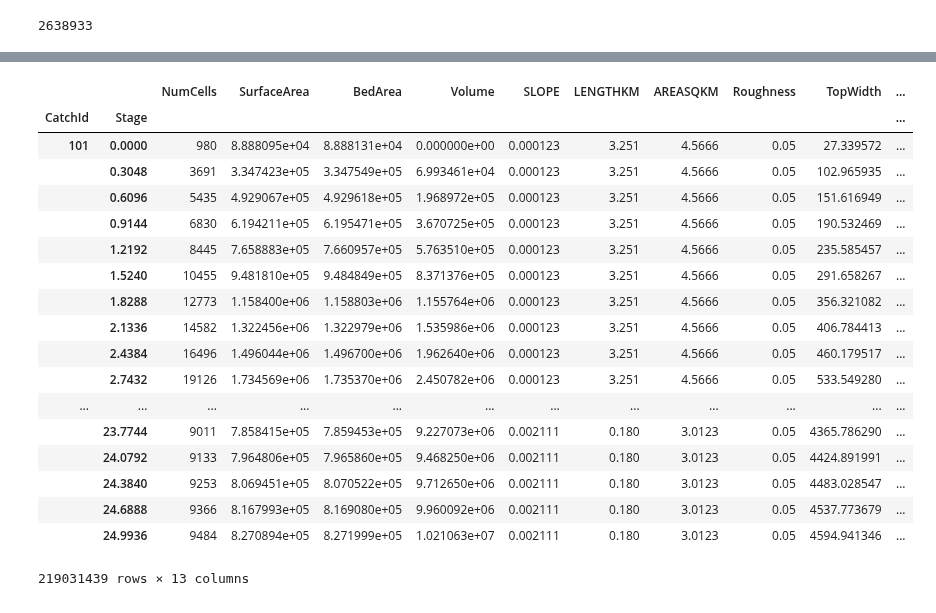
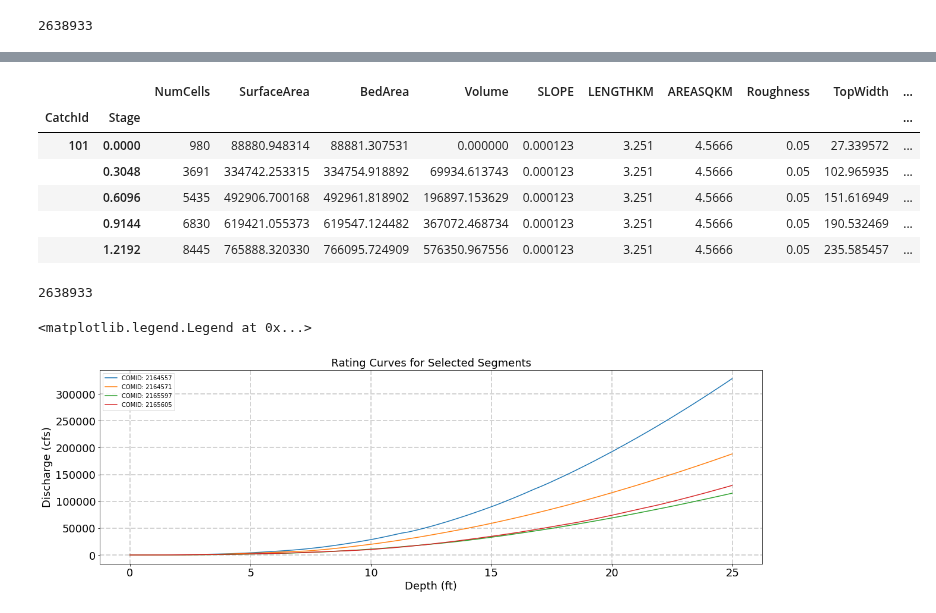
Before and after one commit to Dewberry/fcast, a Jupyter notebook: data_exploration/rating_curves_2D_nc.ipynb, the cells around one changed output, grey strips where cells are left out. Saved outputs shown, nothing was run; the diff lists cells and outputs as text; code cells hidden in the pictures.

```diff
--- a/data_exploration/rating_curves_2D_nc.ipynb
+++ b/data_exploration/rating_curves_2D_nc.ipynb
@@ -58,24 +61,35 @@ array(101, dtype=int64)
 # %%
 df = ds.to_dataframe()
 # %%
-df
+df.head()
 # %% [output]
 |  |  | NumCells | SurfaceArea | BedArea | Volume | SLOPE | LENGTHKM | AREASQKM | Roughness | TopWidth | ... |
 | CatchId | Stage |  |  |  |  |  |  |  |  |  | ... |
-| 101 | 0.0000 | 980 | 8.888095e+04 | 8.888131e+04 | 0.000000e+00 | 0.000123 | 3.251 | 4.5666 | 0.05 | 27.339572 | ... |
-|  | 0.3048 | 3691 | 3.347423e+05 | 3.347549e+05 | 6.993461e+04 | 0.000123 | 3.251 | 4.5666 | 0.05 | 102.965935 | ... |
-|  | 0.6096 | 5435 | 4.929067e+05 | 4.929618e+05 | 1.968972e+05 | 0.000123 | 3.251 | 4.5666 | 0.05 | 151.616949 | ... |
-|  | 0.9144 | 6830 | 6.194211e+05 | 6.195471e+05 | 3.670725e+05 | 0.000123 | 3.251 | 4.5666 | 0.05 | 190.532469 | ... |
-|  | 1.2192 | 8445 | 7.658883e+05 | 7.660957e+05 | 5.763510e+05 | 0.000123 | 3.251 | 4.5666 | 0.05 | 235.585457 | ... |
-|  | 1.5240 | 10455 | 9.481810e+05 | 9.484849e+05 | 8.371376e+05 | 0.000123 | 3.251 | 4.5666 | 0.05 | 291.658267 | ... |
-|  | 1.8288 | 12773 | 1.158400e+06 | 1.158803e+06 | 1.155764e+06 | 0.000123 | 3.251 | 4.5666 | 0.05 | 356.321082 | ... |
-|  | 2.1336 | 14582 | 1.322456e+06 | 1.322979e+06 | 1.535986e+06 | 0.000123 | 3.251 | 4.5666 | 0.05 | 406.784413 | ... |
-|  | 2.4384 | 16496 | 1.496044e+06 | 1.496700e+06 | 1.962640e+06 | 0.000123 | 3.251 | 4.5666 | 0.05 | 460.179517 | ... |
-|  | 2.7432 | 19126 | 1.734569e+06 | 1.735370e+06 | 2.450782e+06 | 0.000123 | 3.251 | 4.5666 | 0.05 | 533.549280 | ... |
-| ... | ... | ... | ... | ... | ... | ... | ... | ... | ... | ... | ... |
-|  | 23.7744 | 9011 | 7.858415e+05 | 7.859453e+05 | 9.227073e+06 | 0.002111 | 0.180 | 3.0123 | 0.05 | 4365.786290 | ... |
-|  | 24.0792 | 9133 | 7.964806e+05 | 7.965860e+05 | 9.468250e+06 | 0.002111 | 0.180 | 3.0123 | 0.05 | 4424.891991 | ... |
-|  | 24.3840 | 9253 | 8.069451e+05 | 8.070522e+05 | 9.712650e+06 | 0.002111 | 0.180 | 3.0123 | 0.05 | 4483.028547 | ... |
-|  | 24.6888 | 9366 | 8.167993e+05 | 8.169080e+05 | 9.960092e+06 | 0.002111 | 0.180 | 3.0123 | 0.05 | 4537.773679 | ... |
-|  | 24.9936 | 9484 | 8.270894e+05 | 8.271999e+05 | 1.021063e+07 | 0.002111 | 0.180 | 3.0123 | 0.05 | 4594.941346 | ... |
+| 101 | 0.0000 | 980 | 88880.948314 | 88881.307531 | 0.000000 | 0.000123 | 3.251 | 4.5666 | 0.05 | 27.339572 | ... |
+|  | 0.3048 | 3691 | 334742.253315 | 334754.918892 | 69934.613743 | 0.000123 | 3.251 | 4.5666 | 0.05 | 102.965935 | ... |
+|  | 0.6096 | 5435 | 492906.700168 | 492961.818902 | 196897.153629 | 0.000123 | 3.251 | 4.5666 | 0.05 | 151.616949 | ... |
+|  | 0.9144 | 6830 | 619421.055373 | 619547.124482 | 367072.468734 | 0.000123 | 3.251 | 4.5666 | 0.05 | 190.532469 | ... |
+|  | 1.2192 | 8445 | 765888.320330 | 766095.724909 | 576350.967556 | 0.000123 | 3.251 | 4.5666 | 0.05 | 235.585457 | ... |
-219031439 rows × 13 columns
+# %%
+catch_id = df.index.get_level_values(0).unique()
+len(catch_id)
+# %% [output]
+2638933
+# %%
+fig,  ax = plt.subplots(figsize=figsize)
+ax.set_xlabel('Depth (ft)', fontsize=fontsize)
+ax.set_ylabel('Discharge (cfs)', fontsize=fontsize)
+ax.tick_params(axis='both', which='major', labelsize=18)
+ax.grid(which='major', color='lightgrey', linestyle='--', linewidth=2)
+
+for i in COMID:
+    slice_df = df.xs(int(i))
+    stage = slice_df.index.values
+    discharge = slice_df.Discharge.values
+    ax.plot(stage, discharge, label = "COMID: " + i)
+
+ax.set_title("Rating Curves for Selected Segments", fontsize=fontsize)
+ax.legend()
+# %% [output]
+<matplotlib.legend.Legend at 0x...>
+[figure, added]
```
Also changed, not shown: parts of 4 cells of this notebook.
